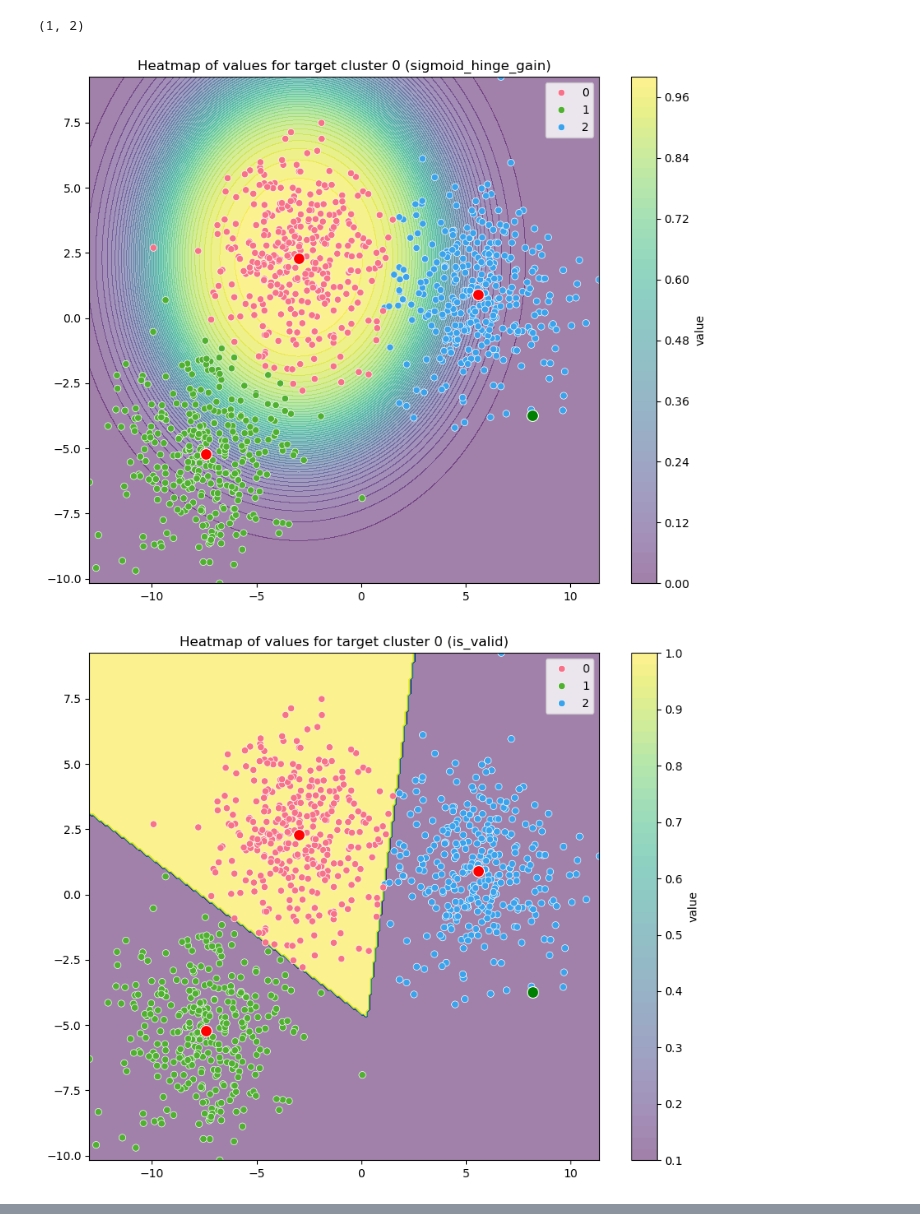
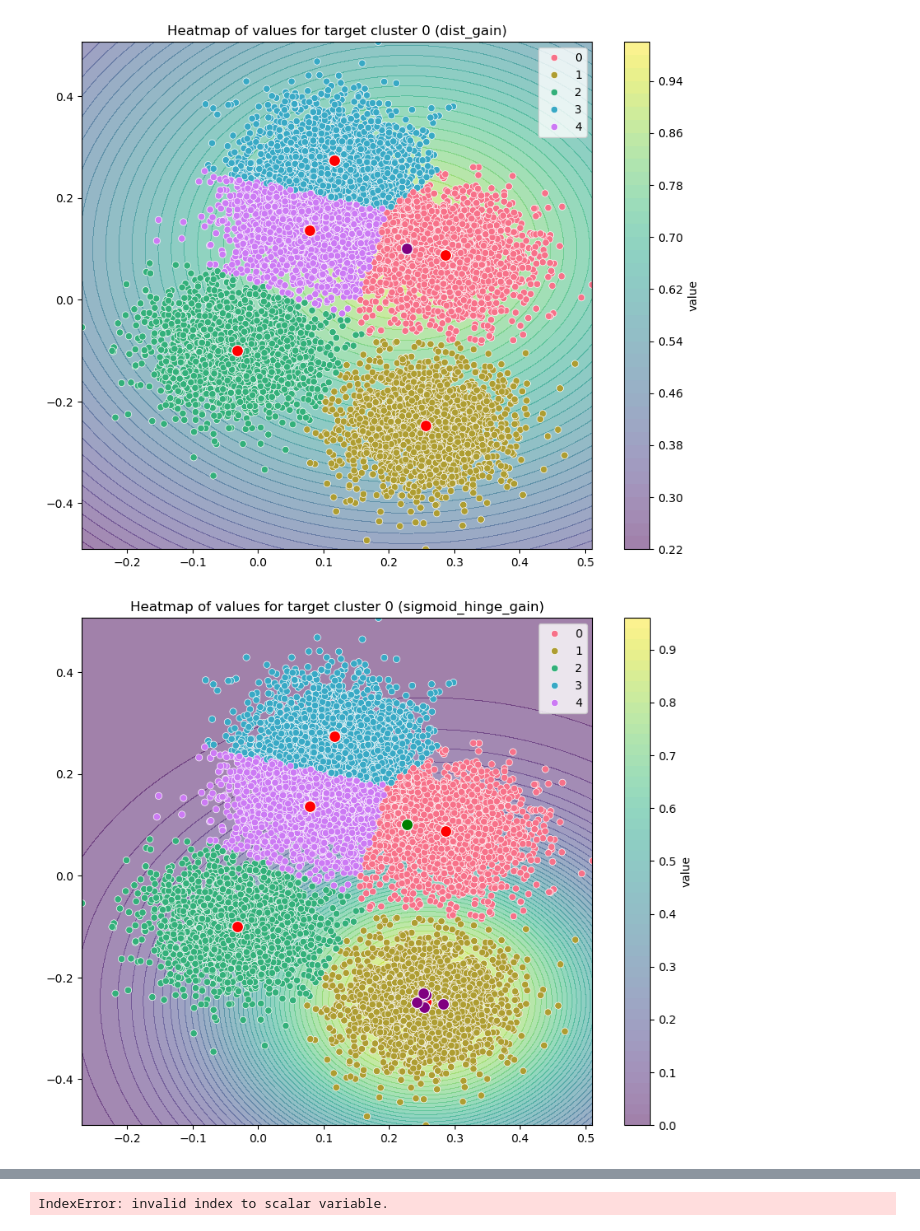
Before and after one commit to jepp3183/Thesis2025, a Jupyter notebook: code/dice_modification.ipynb, the cells around one changed output, grey strips where cells are left out. Cells and saved outputs as stored; diff of their text form; code cells hidden in the pictures.

```diff
--- a/code/dice_modification.ipynb
+++ b/code/dice_modification.ipynb
@@ -37,5 +40,5 @@ from lib.dice_mod import Gainer, random_opt
 # %%
-def plot_heatmap(X, y, C, random_point, fn, target_cluster, use_pca=False, solution=None, history=None):
+def plot_heatmap(X, y, C, random_point, fn, target_cluster, use_pca=False, solutions=None, histories=None):
 
     dim_ranges = np.abs(np.max(X, axis=0) - np.min(X, axis=0))
     samples = []
@@ -83,22 +86,27 @@ def plot_heatmap(X, y, C, random_point, fn, target_cluster, use_pca=False, solut
     sns.scatterplot(x=C[:, 0], y=C[:, 1], color='red', s=100, marker='o')
     sns.scatterplot(x=random_point[:, 0], y=random_point[:, 1], color='green', s=100, marker='o')
     # sns.scatterplot(x=best_samples[:, 0], y=best_samples[:, 1], color='blue', s=50, marker='x')
-    if solution is not None:
-        sns.scatterplot(x=solution[:, 0], y=solution[:, 1], color='purple', s=100, marker='o')
-    if history is not None:
-        sns.lineplot(x=history[:, 0], y=history[:, 1], color='black', linestyle='--', label='History Path')
-        sns.scatterplot(x=history[:, 0], y=history[:, 1], color='black', s=20, marker='o', label='History Points')
+    if solutions is not None:
+        for s in solutions:
+            sns.scatterplot(x=s[:, 0], y=s[:, 1], color='purple', s=100, marker='o')
+    if histories is not None:
+        for h in histories:
+            sns.scatterplot(x=h[:, 0], y=h[:, 1], color='black', s=20, marker='o')
+            sns.lineplot(x=h[:, 0], y=h[:, 1], color='black', linestyle='--')
 
     plt.title(f'Heatmap of values for target cluster {target_cluster} ({fn.__name__})')
+    # plt.axis('equal')
     plt.show()
     return bs
 # %%
-k = 3
+k = 5
 
-X, _ = make_blobs(centers=k, cluster_std=2, n_features=2, n_samples=1000)
+X, _ = make_blobs(centers=k, cluster_std=2, n_features=2, n_samples=10000)
+# X, y = load_iris(return_X_y=True)
 # X = StandardScaler().fit_transform(X)
+X = X / np.max(pdist(X))
+print(np.max(pdist(X)))
 # normalize to max 1 dist
-# X = X / np.max(pdist(X))
 km = KMeans(n_clusters=k)
 y = km.fit_predict(X)
 C = km.cluster_centers_
@@ -127,14 +136,19 @@ plot(X, y, C, random_point, pca=False)
 # %%
 # Example usage
-l = Gainer(C, X, 0, random_point)
+l = Gainer(C, X, 1, random_point)
 
-sol, hist = random_opt(random_point, l.gain)
+sols = []
+hists = []
+for i in range(5):
+    sol, hist = random_opt(random_point, l.gain)
+    sols.append(sol)
+    hists.append(hist)
 
 best = plot_heatmap(
     X, y, C, random_point, l.gain, target_cluster=0,
     use_pca=False,
-    solution=sol,
-    history=hist
+    solutions=sols,
+    # histories=hists
 )
 print(best[0].reshape(1, -1).shape)
 
@@ -146,5 +160,11 @@ print(best[0].reshape(1, -1).shape)
 # print(df)
 
 for lt in l.loss_weights.keys():
-    plot_heatmap(X, y, C, random_point, lt, target_cluster=0, use_pca=False)
+    sols = []
+    hists = []
+    for i in range(5):
+        sol, hist = random_opt(random_point, lt)
+        sols.append(sol)
+        hists.append(hist)
+    plot_heatmap(X, y, C, random_point, lt, target_cluster=0, use_pca=False, solutions=sols)
 # %% [output]
@@ -156,3 +173,2 @@ iter: 61
-(1, 2)
-[figure, old version]
+[figure, new version]
-[figure, old version]
+[figure, new version]
@@ -159,0 +176,6 @@ iter: 61
+# %%
+xx = np.linspace(0, 5, 1000)
+yy = np.array([l.gain(x) for x in xx])
+plt.plot(xx, yy)
+# %% [output]
+IndexError: invalid index to scalar variable.
```
Also changed, not shown: parts of 3 cells of this notebook, 2 other files.
